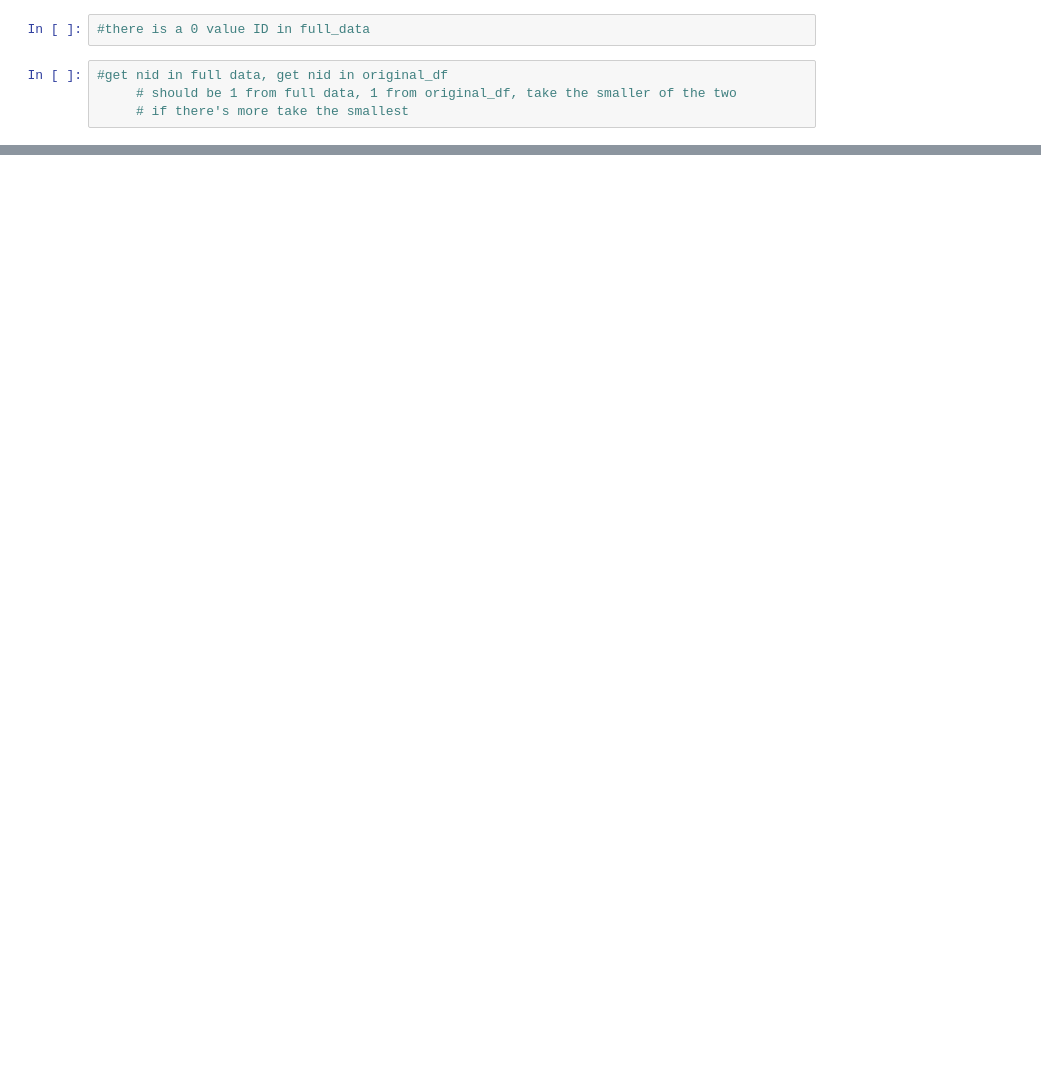
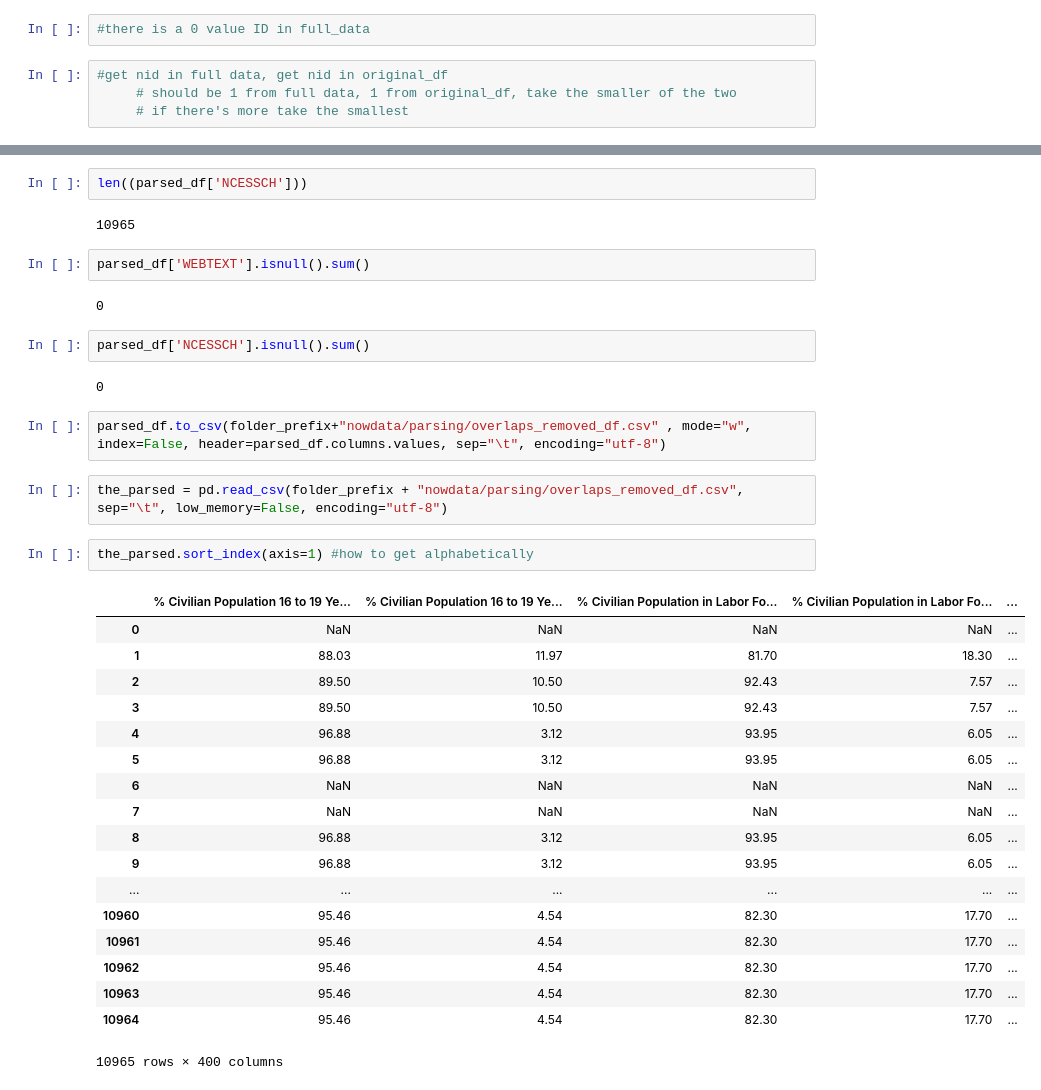
Before and after one commit to comp-strat/text_analysis, a Jupyter notebook: scripts/Combine_Final_df.ipynb, the cells around one changed output, grey strips where cells are left out. Saved outputs shown, nothing was run; the diff lists cells and outputs as text; blank space fills up the shorter version.

```diff
--- a/scripts/Combine_Final_df.ipynb
+++ b/scripts/Combine_Final_df.ipynb
@@ -357,0 +745,37 @@ len(set(list(keep['NCESSCH']))) #10965 unique ncessch values
+# %%
+len((parsed_df['NCESSCH']))
+# %% [output]
+10965
+# %%
+parsed_df['WEBTEXT'].isnull().sum()
+# %% [output]
+0
+# %%
+parsed_df['NCESSCH'].isnull().sum()
+# %% [output]
+0
+# %%
+parsed_df.to_csv(folder_prefix+"nowdata/parsing/overlaps_removed_df.csv" , mode="w", index=False, header=parsed_df.columns.values, sep="\t", encoding="utf-8")
+# %%
+the_parsed = pd.read_csv(folder_prefix + "nowdata/parsing/overlaps_removed_df.csv", sep="\t", low_memory=False, encoding="utf-8")
+# %%
+the_parsed.sort_index(axis=1) #how to get alphabetically
+# %% [output]
+|  | % Civilian Population 16 to 19 Ye... | % Civilian Population 16 to 19 Ye... | % Civilian Population in Labor Fo... | % Civilian Population in Labor Fo... | ... |
+| 0 | NaN | NaN | NaN | NaN | ... |
+| 1 | 88.03 | 11.97 | 81.70 | 18.30 | ... |
+| 2 | 89.50 | 10.50 | 92.43 | 7.57 | ... |
+| 3 | 89.50 | 10.50 | 92.43 | 7.57 | ... |
+| 4 | 96.88 | 3.12 | 93.95 | 6.05 | ... |
+| 5 | 96.88 | 3.12 | 93.95 | 6.05 | ... |
+| 6 | NaN | NaN | NaN | NaN | ... |
+| 7 | NaN | NaN | NaN | NaN | ... |
+| 8 | 96.88 | 3.12 | 93.95 | 6.05 | ... |
+| 9 | 96.88 | 3.12 | 93.95 | 6.05 | ... |
+| ... | ... | ... | ... | ... | ... |
+| 10960 | 95.46 | 4.54 | 82.30 | 17.70 | ... |
+| 10961 | 95.46 | 4.54 | 82.30 | 17.70 | ... |
+| 10962 | 95.46 | 4.54 | 82.30 | 17.70 | ... |
+| 10963 | 95.46 | 4.54 | 82.30 | 17.70 | ... |
+| 10964 | 95.46 | 4.54 | 82.30 | 17.70 | ... |
+10965 rows × 400 columns
```
Also changed, not shown: parts of 88 cells of this notebook.
